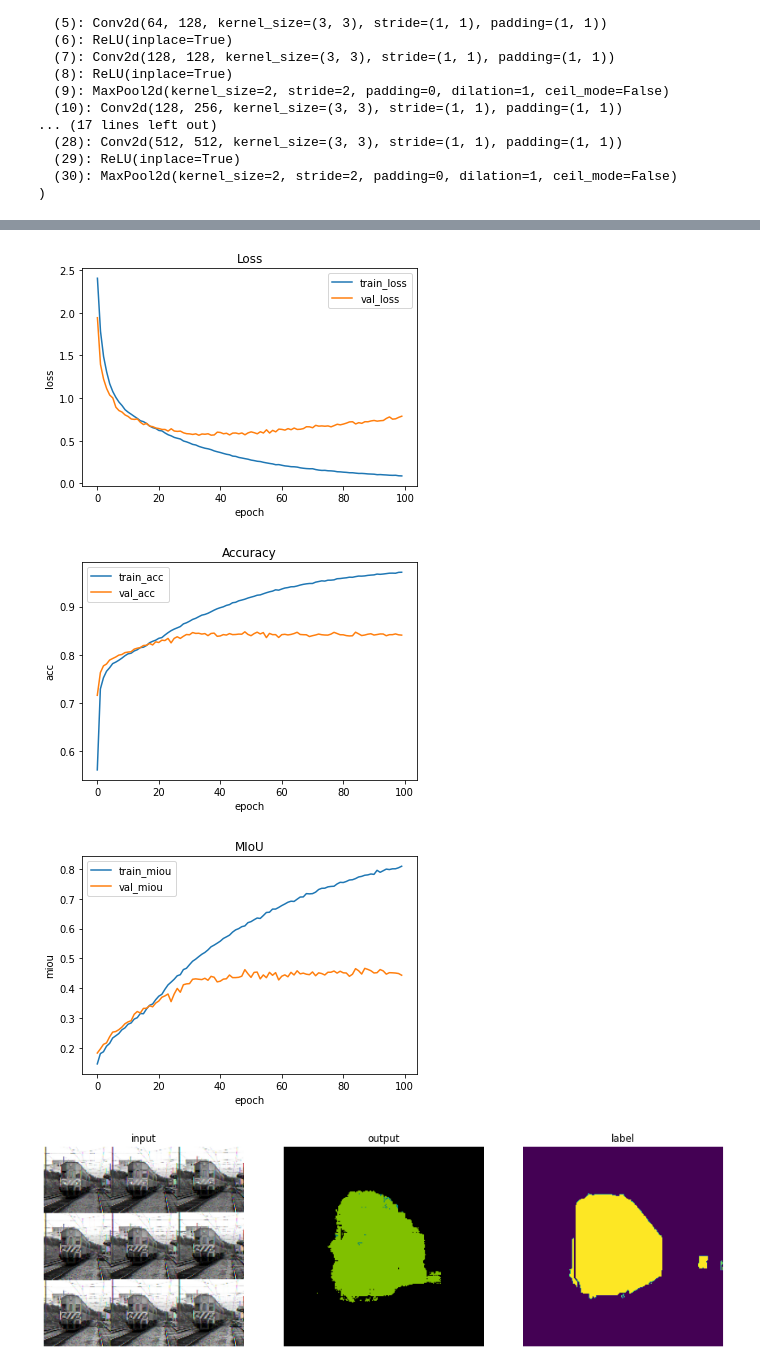
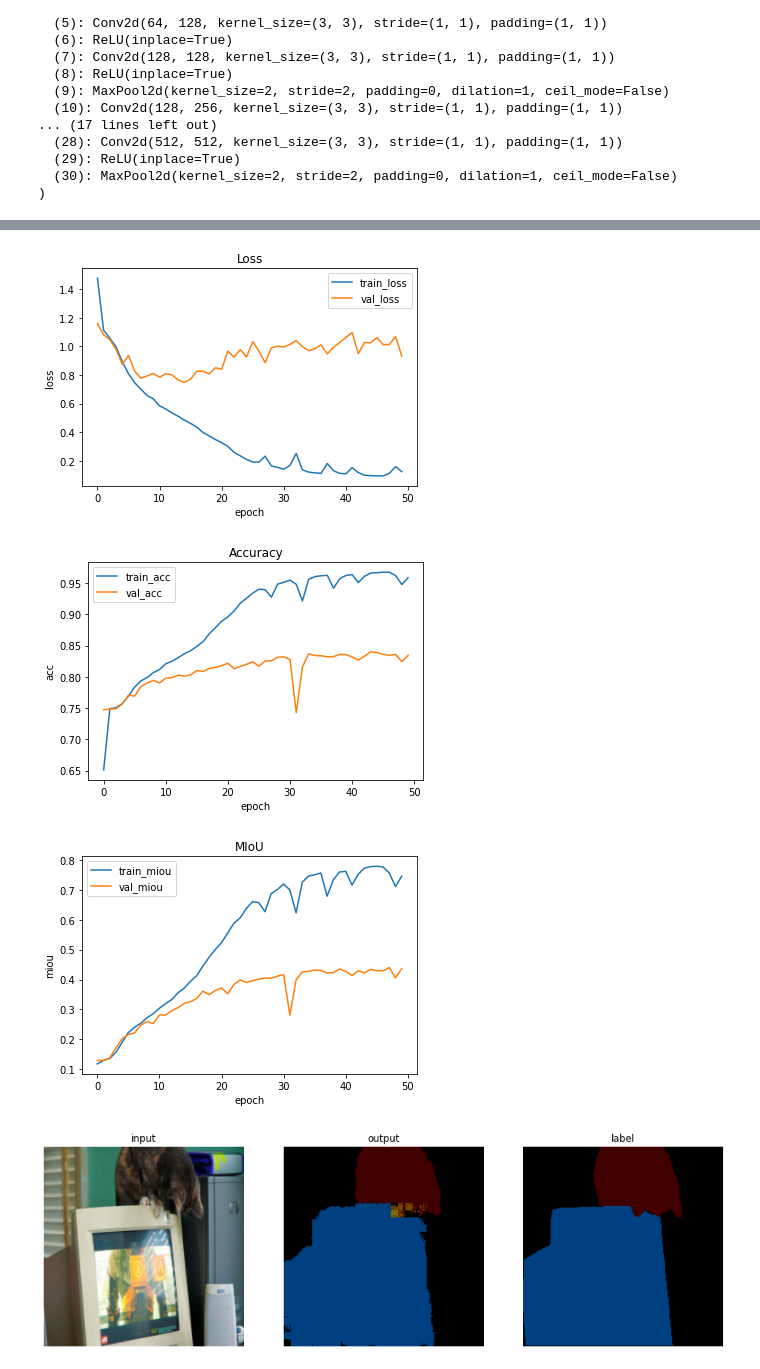
Before and after one commit to KNU-BrainAI-Capstone2022/VnV, a Jupyter notebook: FCN/FCN8.ipynb, the cells around one changed output, grey strips where cells are left out. Saved outputs shown, nothing was run; the diff lists cells and outputs as text; code cells hidden in the pictures.

```diff
--- a/FCN/FCN8.ipynb
+++ b/FCN/FCN8.ipynb
@@ -146,7 +146,9 @@ class FCN8(nn.Module):
         self.pool3_conv = nn.Conv2d(256,21,kernel_size=1)
 
         self.upsample2 = nn.ConvTranspose2d(num_class,num_class,2,2,bias=False)
+        self.pool4_upsample2 = nn.ConvTranspose2d(num_class,num_class,2,2,bias=False)
         self.upsample8 = nn.ConvTranspose2d(num_class,num_class,8,8,bias=False)
+
 
         # self.relu    = nn.ReLU(inplace=True)
         # self.deconv1 = nn.ConvTranspose2d(512, 512, kernel_size=3, stride=2, padding=1, dilation=1, output_padding=1)
@@ -165,24 +167,26 @@ class FCN8(nn.Module):
         pool4 = self.vgg16[-14:-7](pool3)
         pool5 = self.vgg16[-7:](pool4)
 
-        #print(pool5.shape)
         pool5 = self.fc1(pool5)
-        #print(pool5.shape)
-        pool5 = nn.ReLU()(pool5)
+        pool5 = nn.ReLU(True)(pool5)
         pool5 = nn.Dropout2d(0.5)(pool5)
         pool5 = self.fc2(pool5)
-        pool5 = nn.ReLU()(pool5)
+        pool5 = nn.ReLU(True)(pool5)
         pool5 = nn.Dropout2d(0.5)(pool5)
         pool5 = self.fc3(pool5)
 
+        # 32배 줄인 이미지x2 + 16배 줄인 이미지
         pool5 = self.upsample2(pool5)
         pool4 = self.pool4_conv(pool4)
         x = pool5 + pool4
-        x = self.upsample2(x)
+
+        # 16배 줄인 이미지x2 + 8배 줄인 이미지
+        x = self.pool4_upsample2(x)
         pool3 = self.pool3_conv(pool3)
         x = x + pool3
+
+        # 8배 키워서
         x = self.upsample8(x)
-
         return x
 
         # x = self.relu(self.deconv1(pool5))
@@ -244,7 +248,7 @@ Non-trainable params: 14,714,688
 -----------------------------------------------------------------------------
 # %%
 criterion = nn.CrossEntropyLoss()
-optimizer = optim.Adam(FCN.parameters(), lr=0.0001)
+optimizer = optim.Adam(FCN.parameters(), lr=0.00005)
 # %%
 def pixel_accuracy(output, label):
     with torch.no_grad():
@@ -446,9 +450,9 @@ plot_loss(history)
 plot_acc(history)
 plot_miou(history)
 # %% [output]
-[figure, old version]
+[figure, new version]
-[figure, old version]
+[figure, new version]
-[figure, old version]
+[figure, new version]
 # %%
 best=torch.load('./models/FCN8-Vgg16.pt')
 # %%
@@ -476,33 +480,36 @@ with torch.no_grad():
     for i, data in enumerate(train_loader):
         img, label = data
 
         best.to(device)
         #print(f'input shape:',img.shape)
         img = img.to(device)
         output = best(img)
 
         # tensor의 추적 제거 detach
         pred = torch.argmax(output[0], dim=0).detach().cpu().numpy()
         pred = decode_segmap(pred,21)
 
         img = img.squeeze() * torch.tensor(data_std).view(3, 1, 1).to(device)
         img = img + torch.tensor(data_mean).view(3, 1, 1).to(device)
         img = img[0].detach().cpu().numpy()
-        img = img.reshape(img.shape[1], img.shape[2], img.shape[0])
+        img = img.transpose(1,2,0)
+
+        label = label[0].detach().cpu().numpy()
+        label = decode_segmap(label,21)
 
         plt.figure(figsize=(15,10))
         plt.subplot(1,3,1)
         plt.title('input')
         plt.axis('off')
         plt.imshow(img)
         plt.subplot(1,3,2)
         plt.title('output')
         plt.axis('off')
         plt.imshow(pred)
         plt.subplot(1,3,3)
         plt.title('label')
         plt.axis('off')
-        plt.imshow(label[0])
+        plt.imshow(label)
         break
 # %% [output]
-[figure, old version]
+[figure, new version]
```
Also changed, not shown: parts of 4 cells of this notebook, 3 other files.
